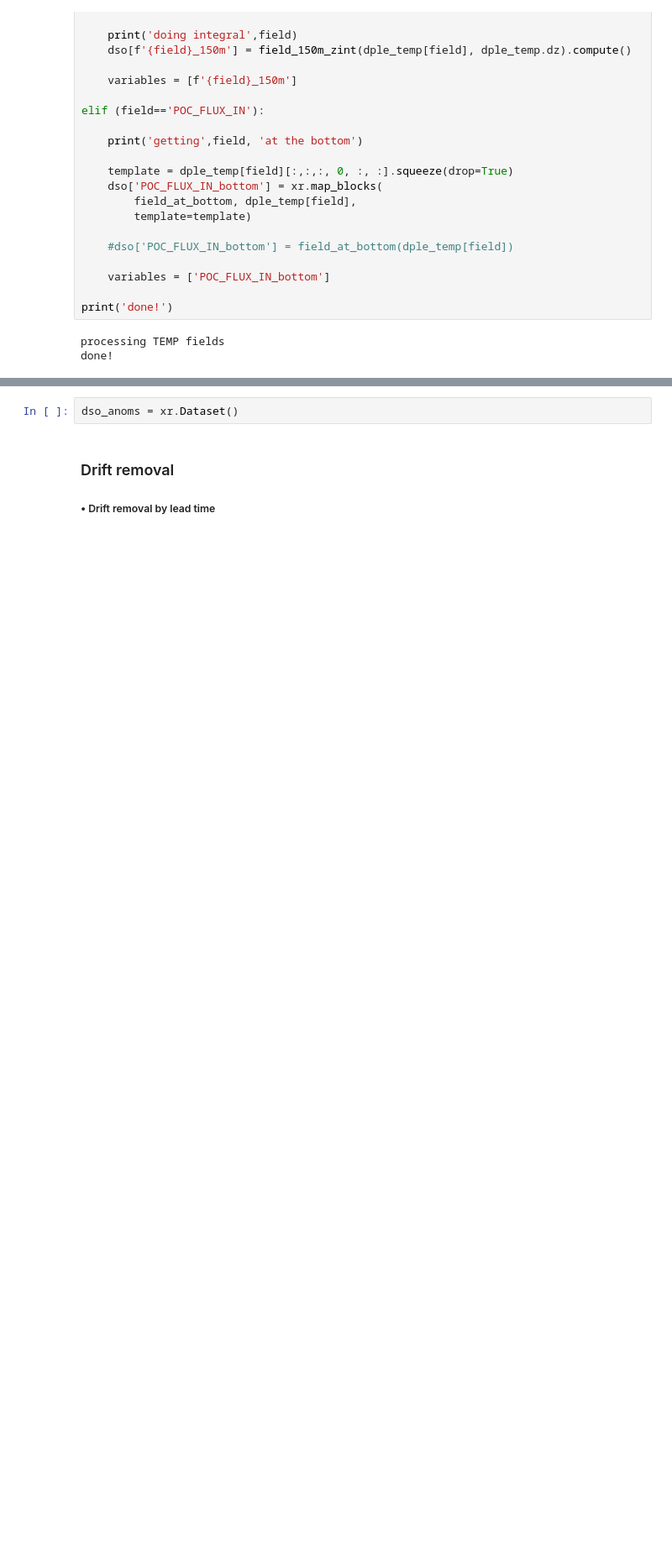
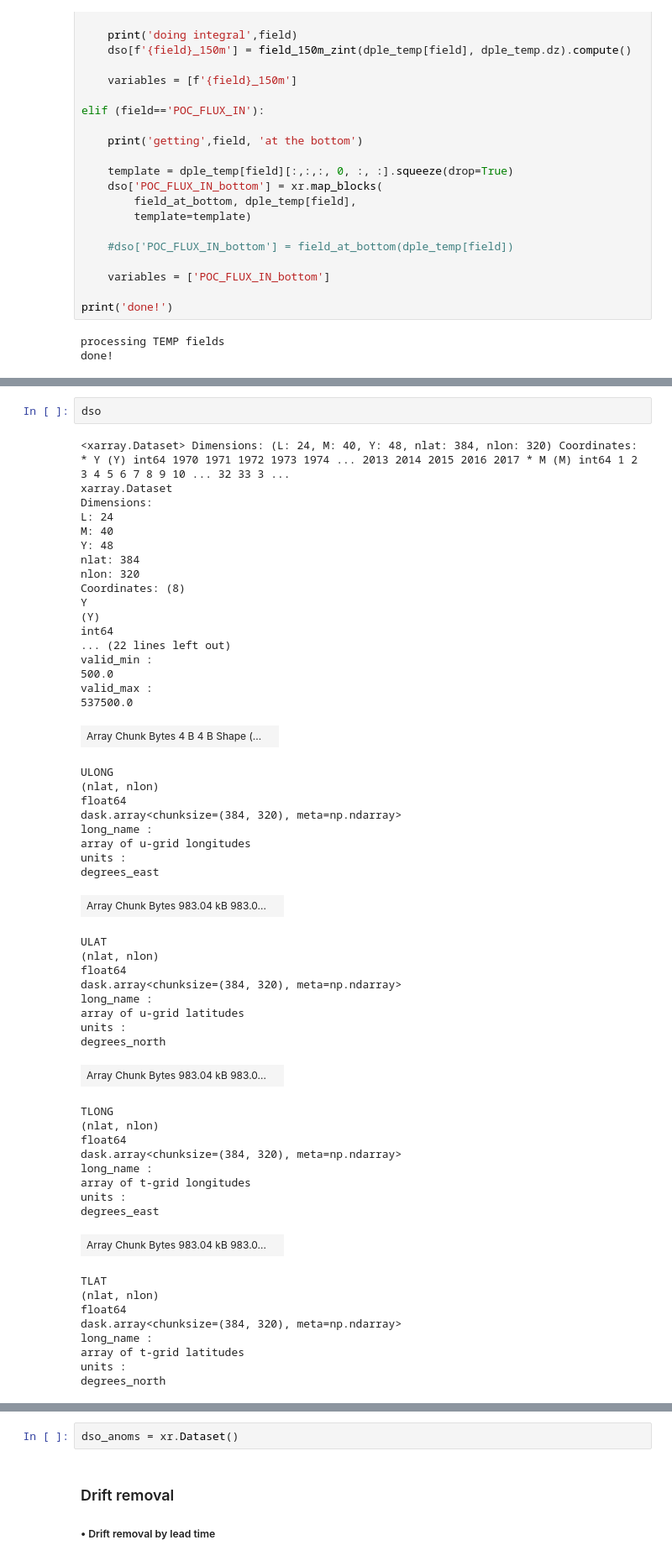
Before and after one commit to kristenkrumhardt/fish-offline, a Jupyter notebook: notebooks/DPLE_process_FEISTY_fields.ipynb, the cells around one changed output, grey strips where cells are left out. Shown at 84% size. Saved outputs shown, nothing was run; the diff lists cells and outputs as text; blank space fills up the shorter version.

```diff
--- a/notebooks/DPLE_process_FEISTY_fields.ipynb
+++ b/notebooks/DPLE_process_FEISTY_fields.ipynb
@@ -438,0 +292,56 @@ time: mean
+# %%
+dso
+# %% [output]
+<xarray.Dataset> Dimensions: (L: 24, M: 40, Y: 48, nlat: 384, nlon: 320) Coordinates: * Y (Y) int64 1970 1971 1972 1973 1974 ... 2013 2014 2015 2016 2017 * M (M) int64 1 2 3 4 5 6 7 8 9 10 ... 32 33 3 ...
+xarray.Dataset
+Dimensions:
+L: 24
+M: 40
+Y: 48
+nlat: 384
+nlon: 320
+Coordinates: (8)
+Y
+(Y)
+int64
+... (22 lines left out)
+valid_min :
+500.0
+valid_max :
+537500.0
+| Array Chunk Bytes 4 B 4 B Shape (... |  |
+ULONG
+(nlat, nlon)
+float64
+dask.array<chunksize=(384, 320), meta=np.ndarray>
+long_name :
+array of u-grid longitudes
+units :
+degrees_east
+| Array Chunk Bytes 983.04 kB 983.0... |  |
+ULAT
+(nlat, nlon)
+float64
+dask.array<chunksize=(384, 320), meta=np.ndarray>
+long_name :
+array of u-grid latitudes
+units :
+degrees_north
+| Array Chunk Bytes 983.04 kB 983.0... |  |
+TLONG
+(nlat, nlon)
+float64
+dask.array<chunksize=(384, 320), meta=np.ndarray>
+long_name :
+array of t-grid longitudes
+units :
+degrees_east
+| Array Chunk Bytes 983.04 kB 983.0... |  |
+TLAT
+(nlat, nlon)
+float64
+dask.array<chunksize=(384, 320), meta=np.ndarray>
+long_name :
+array of t-grid latitudes
+units :
+degrees_north
```
Also changed, not shown: parts of 7 cells of this notebook.
